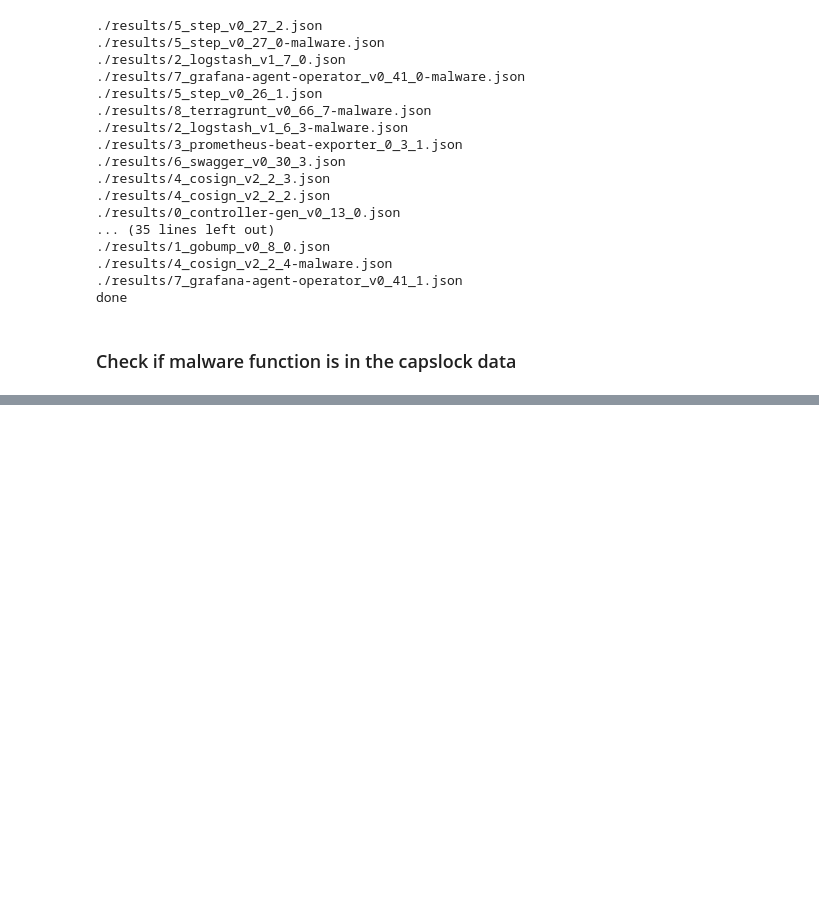
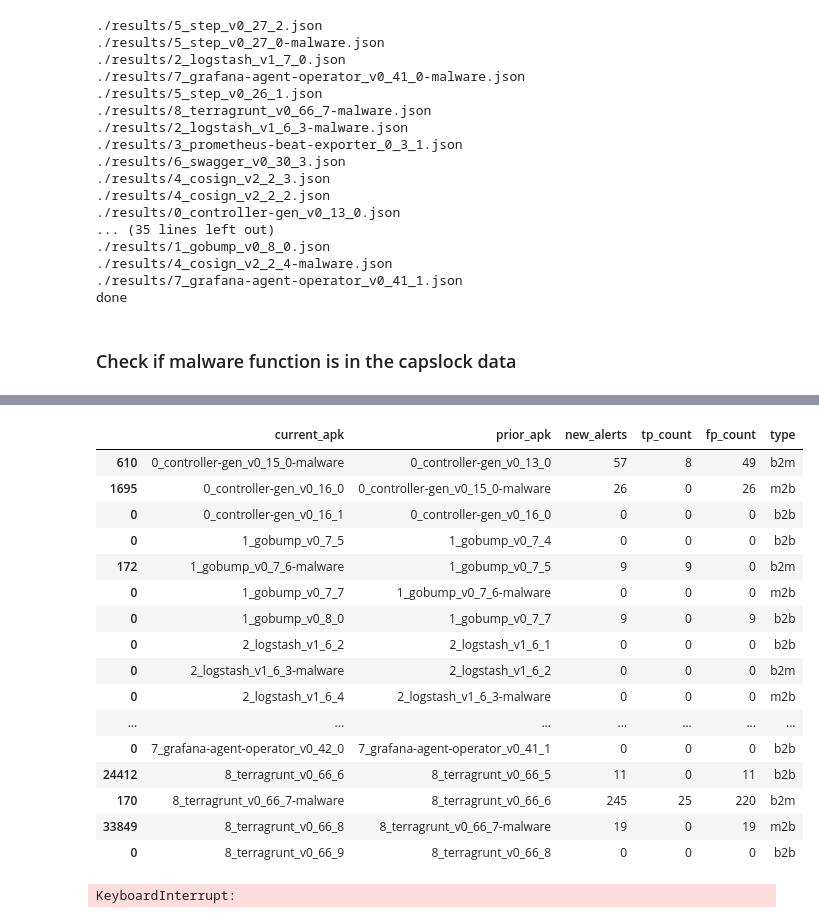
Before and after one commit to tdunlap607/panic-at-the-distro, a Jupyter notebook: malware-scanners/capslock/capslock_results.ipynb, the cells around one changed output, grey strips where cells are left out. Drawn from its saved outputs; the diff is of its cells as text; code cells hidden in the pictures; blank space fills up the shorter version.

```diff
--- a/malware-scanners/capslock/capslock_results.ipynb
+++ b/malware-scanners/capslock/capslock_results.ipynb
@@ -114,14 +127,13 @@ def malware_lookup(malware_info, dep_path, apk):
 # %%
 # mal_ver = combined_df[combined_df['apk']=="6_swagger_v0_30_4-malware"]
 
-combined_df["malware_detect"] = combined_df.apply(
+combined_df_sorted["malware_detect"] = combined_df_sorted.apply(
     lambda x: malware_lookup(mal_data, x['dep_path'], x['apk']),
     axis=1
 )
 
-print(f"Malware detected: {len(combined_df[combined_df['malware_detect']==True])}")
-print(f"Malware versions: {combined_df[combined_df['malware_detect']==True]['apk'].nunique()}")
-print("wait")
+print(f"Malware detected: {len(combined_df_sorted[combined_df_sorted['malware_detect']==True])}")
+print(f"Malware versions: {combined_df_sorted[combined_df_sorted['malware_detect']==True]['apk'].nunique()}")
 # %% [output]
 Malware detected: 78
 Malware versions: 6
@@ -164,0 +233,13 @@ KeyboardInterrupt:
+# %%
+# matching columns for alerts
+columns = ['dep_path', 'capability_name']
+
+new_alerts = pd.DataFrame()
+
+for index, row in prior_versions.iterrows():
+    if row['prior_apk'] != None:
+        temp_results = get_new_alerts(prior_apk = row['prior_apk'],
+                    current_apk = row['apk'],
+                    match_cols = columns)
+
+        new_alerts = pd.concat([new_alerts, temp_results])
@@ -164,0 +248,15 @@ KeyboardInterrupt:
+# %%
+new_alerts['type'] = new_alerts.apply(
+    lambda x: 'b2m' if 'malware' in x['current_apk'] and 'malware' not in x['prior_apk'] else None,
+    axis=1
+)
+
+new_alerts['type'] = new_alerts.apply(
+    lambda x: 'b2b' if 'malware' not in x['current_apk'] and 'malware' not in x['prior_apk'] else x['type'],
+    axis=1
+)
+
+new_alerts['type'] = new_alerts.apply(
+    lambda x: 'm2b' if 'malware' not in x['current_apk'] and 'malware' in x['prior_apk'] else x['type'],
+    axis=1
+)
@@ -164,0 +272,26 @@ KeyboardInterrupt:
+# %%
+new_alerts[['current_apk', 'prior_apk', 'new_alerts', 'tp_count', 'fp_count', 'type']].drop_duplicates()
+# %% [output]
+|  | current_apk | prior_apk | new_alerts | tp_count | fp_count | type |
+| 610 | 0_controller-gen_v0_15_0-malware | 0_controller-gen_v0_13_0 | 57 | 8 | 49 | b2m |
+| 1695 | 0_controller-gen_v0_16_0 | 0_controller-gen_v0_15_0-malware | 26 | 0 | 26 | m2b |
+| 0 | 0_controller-gen_v0_16_1 | 0_controller-gen_v0_16_0 | 0 | 0 | 0 | b2b |
+| 0 | 1_gobump_v0_7_5 | 1_gobump_v0_7_4 | 0 | 0 | 0 | b2b |
+| 172 | 1_gobump_v0_7_6-malware | 1_gobump_v0_7_5 | 9 | 9 | 0 | b2m |
+| 0 | 1_gobump_v0_7_7 | 1_gobump_v0_7_6-malware | 0 | 0 | 0 | m2b |
+| 0 | 1_gobump_v0_8_0 | 1_gobump_v0_7_7 | 9 | 0 | 9 | b2b |
+| 0 | 2_logstash_v1_6_2 | 2_logstash_v1_6_1 | 0 | 0 | 0 | b2b |
+| 0 | 2_logstash_v1_6_3-malware | 2_logstash_v1_6_2 | 0 | 0 | 0 | b2m |
+| 0 | 2_logstash_v1_6_4 | 2_logstash_v1_6_3-malware | 0 | 0 | 0 | m2b |
+| ... | ... | ... | ... | ... | ... | ... |
+| 0 | 7_grafana-agent-operator_v0_42_0 | 7_grafana-agent-operator_v0_41_1 | 0 | 0 | 0 | b2b |
+| 24412 | 8_terragrunt_v0_66_6 | 8_terragrunt_v0_66_5 | 11 | 0 | 11 | b2b |
+| 170 | 8_terragrunt_v0_66_7-malware | 8_terragrunt_v0_66_6 | 245 | 25 | 220 | b2m |
+| 33849 | 8_terragrunt_v0_66_8 | 8_terragrunt_v0_66_7-malware | 19 | 0 | 19 | m2b |
+| 0 | 8_terragrunt_v0_66_9 | 8_terragrunt_v0_66_8 | 0 | 0 | 0 | b2b |
+# %%
+test = new_alerts[new_alerts['current_apk']=='4_cosign_v2_2_4-malware']
+
+print("wait")
+# %% [output]
+KeyboardInterrupt:
```
Also changed, not shown: parts of 12 cells of this notebook, 1 other file.
